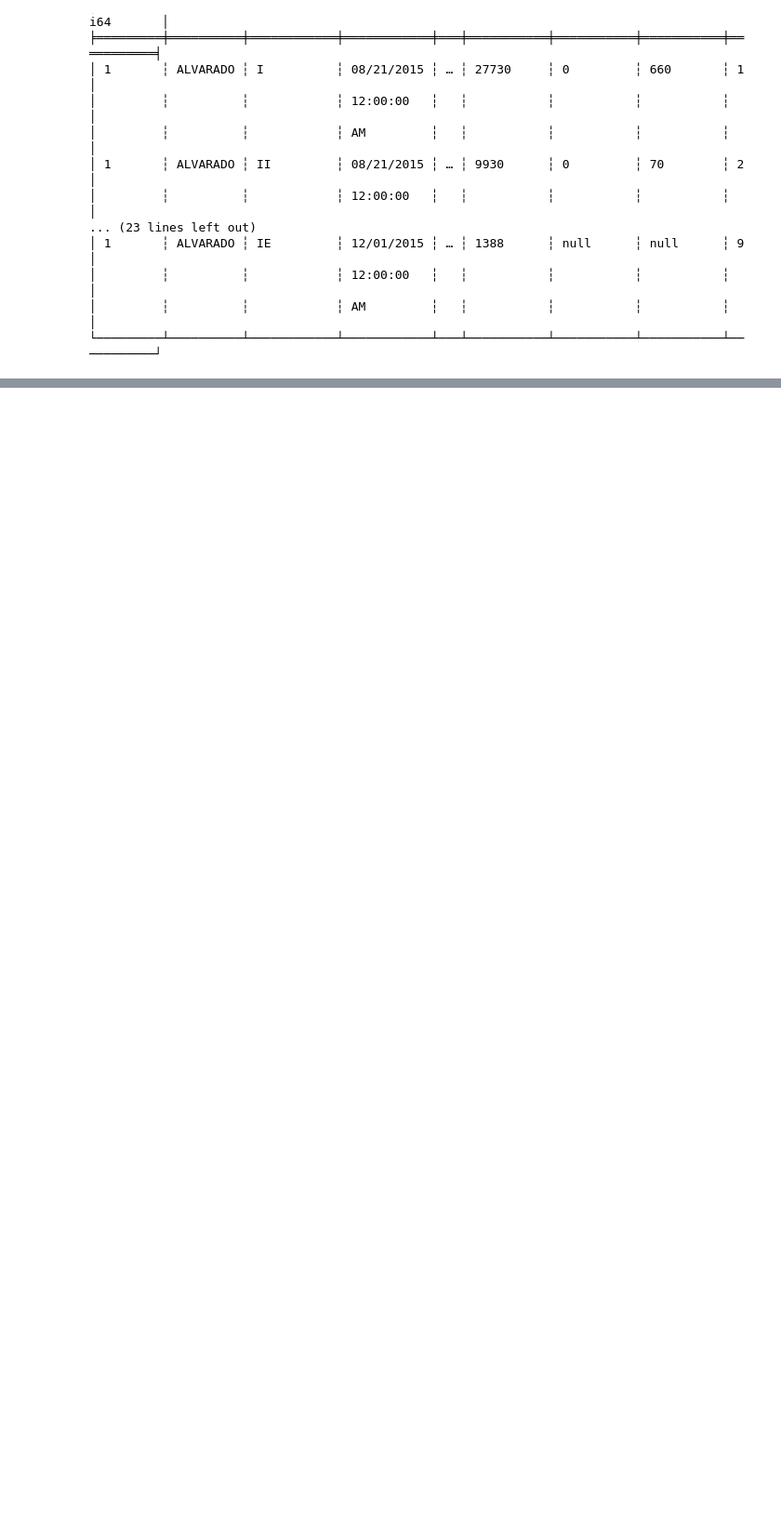
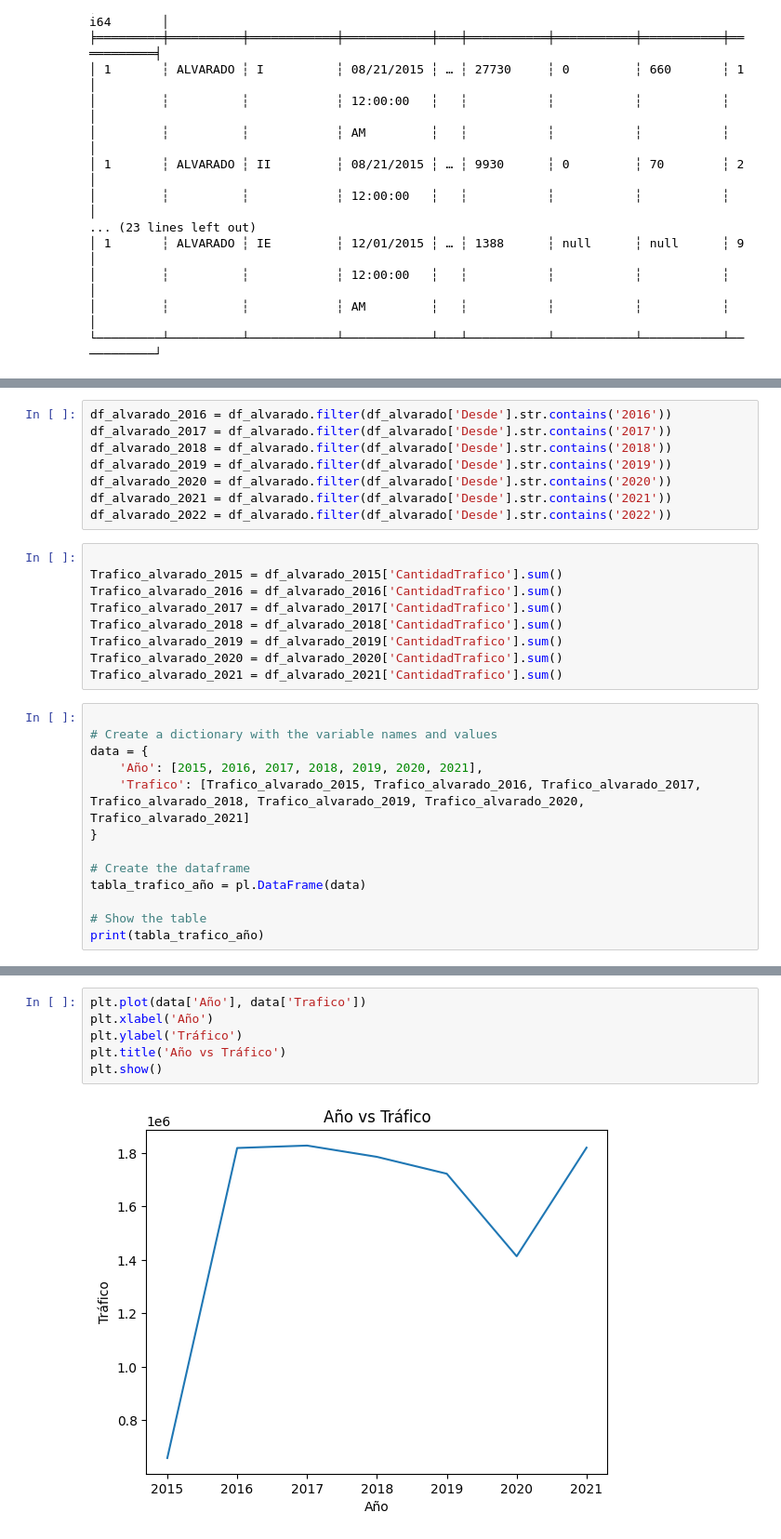
Before and after one commit to miguel104829/Traffic-information-analysis-with-polars, a Jupyter notebook: Volumenes de tránsito.ipynb, the cells around one changed output, grey strips where cells are left out. Shown: that part at 93% size. Drawn from its saved outputs; the diff is of its cells as text; blank space fills up the shorter version.

Commit message:
Tables and charts for annual traffic and traffic by category

```diff
--- a/Volumenes de tránsito.ipynb
+++ b/Volumenes de tránsito.ipynb
@@ -144,0 +132,30 @@ Int64
+# %%
+df_alvarado_2016 = df_alvarado.filter(df_alvarado['Desde'].str.contains('2016'))
+df_alvarado_2017 = df_alvarado.filter(df_alvarado['Desde'].str.contains('2017'))
+df_alvarado_2018 = df_alvarado.filter(df_alvarado['Desde'].str.contains('2018'))
+df_alvarado_2019 = df_alvarado.filter(df_alvarado['Desde'].str.contains('2019'))
+df_alvarado_2020 = df_alvarado.filter(df_alvarado['Desde'].str.contains('2020'))
+df_alvarado_2021 = df_alvarado.filter(df_alvarado['Desde'].str.contains('2021'))
+df_alvarado_2022 = df_alvarado.filter(df_alvarado['Desde'].str.contains('2022'))
+# %%
+
+Trafico_alvarado_2015 = df_alvarado_2015['CantidadTrafico'].sum()
+Trafico_alvarado_2016 = df_alvarado_2016['CantidadTrafico'].sum()
+Trafico_alvarado_2017 = df_alvarado_2017['CantidadTrafico'].sum()
+Trafico_alvarado_2018 = df_alvarado_2018['CantidadTrafico'].sum()
+Trafico_alvarado_2019 = df_alvarado_2019['CantidadTrafico'].sum()
+Trafico_alvarado_2020 = df_alvarado_2020['CantidadTrafico'].sum()
+Trafico_alvarado_2021 = df_alvarado_2021['CantidadTrafico'].sum()
+# %%
+
+# Create a dictionary with the variable names and values
+data = {
+    'Año': [2015, 2016, 2017, 2018, 2019, 2020, 2021],
+    'Trafico': [Trafico_alvarado_2015, Trafico_alvarado_2016, Trafico_alvarado_2017, Trafico_alvarado_2018, Trafico_alvarado_2019, Trafico_alvarado_2020, Trafico_alvarado_2021]
+}
+
+# Create the dataframe
+tabla_trafico_año = pl.DataFrame(data)
+
+# Show the table
+print(tabla_trafico_año)
@@ -144,0 +177,8 @@ Int64
+# %%
+plt.plot(data['Año'], data['Trafico'])
+plt.xlabel('Año')
+plt.ylabel('Tráfico')
+plt.title('Año vs Tráfico')
+plt.show()
+# %% [output]
+[figure, added]
```
Also changed, not shown: parts of 7 cells of this notebook.
